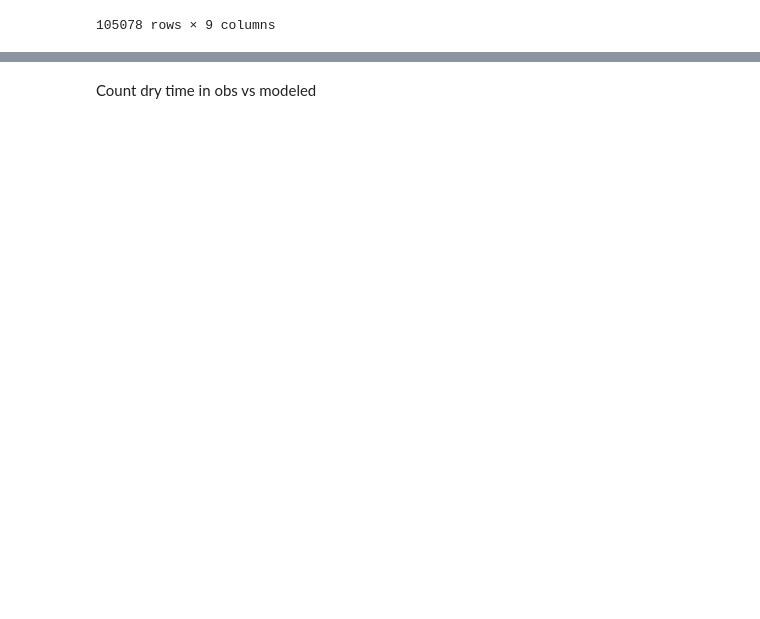
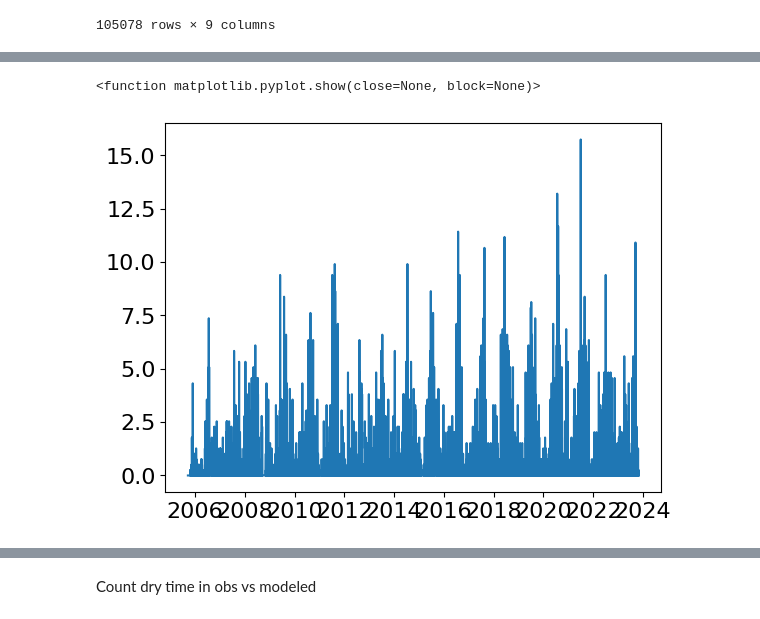
Before and after one commit to AustinFarnum/ClimateChangePrecipitationProjection, a Jupyter notebook: IDF Curves v2.ipynb, the cells around one changed output, grey strips where cells are left out. Saved outputs shown, nothing was run; the diff lists cells and outputs as text; code cells hidden in the pictures; blank space fills up the shorter version.

Commit message:
Bug fixes and made figures for AGU presentation

```diff
--- a/IDF Curves v2.ipynb
+++ b/IDF Curves v2.ipynb
@@ -602,0 +605,19 @@ plt.show
+# %%
+# Names of all data files
+files = ['files/dover_rain_gauge/DDFS.01-JAN-2005=01-JAN-2010.csv',
+         'files/dover_rain_gauge/DDFS.01-JAN-2010=01-JAN-2015.csv',
+         'files/dover_rain_gauge/DDFS.01-JAN-2015=01-JAN-2020.csv',
+         'files/dover_rain_gauge/DDFS.01-JAN-2020=01-NOV-2023.csv'
+        ]
+
+# Read each file individually
+storms_obs0 = read_csv(files[0])
+storms_obs1 = read_csv(files[1])
+storms_obs2 = read_csv(files[2])
+storms_obs3 = read_csv(files[3])
+
+# Combine files into one dataframe
+storms_obs = pd.concat([storms_obs0, storms_obs1, storms_obs2, storms_obs3], ignore_index = True)
+
+# Replace all negative values with 0
+storms_obs.pr[storms_obs.pr < 0] = 0
@@ -602,0 +639,17 @@ plt.show
+# %%
+x1 = storms_obs.datetime
+y1 = storms_obs.pr[:]
+
+# x2 = x1
+# y2 = projected_by_intensity.pr_hourly[:]
+
+# # plt.xticks([])
+# plt.xlim()
+
+plt.plot(x1, y1)
+# plt.legend(['pr', 'pr_hourly'])
+
+plt.show
+# %% [output]
+<function matplotlib.pyplot.show(close=None, block=None)>
+[figure, added]
```
Also changed, not shown: parts of 28 cells of this notebook.
